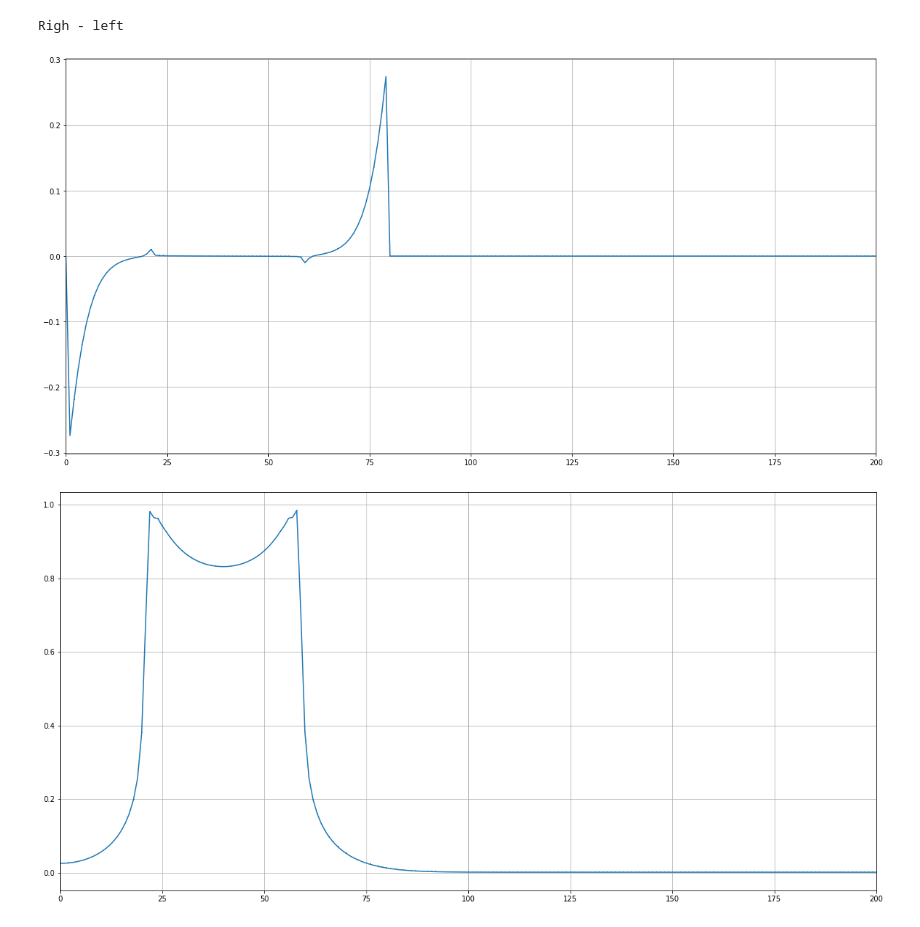
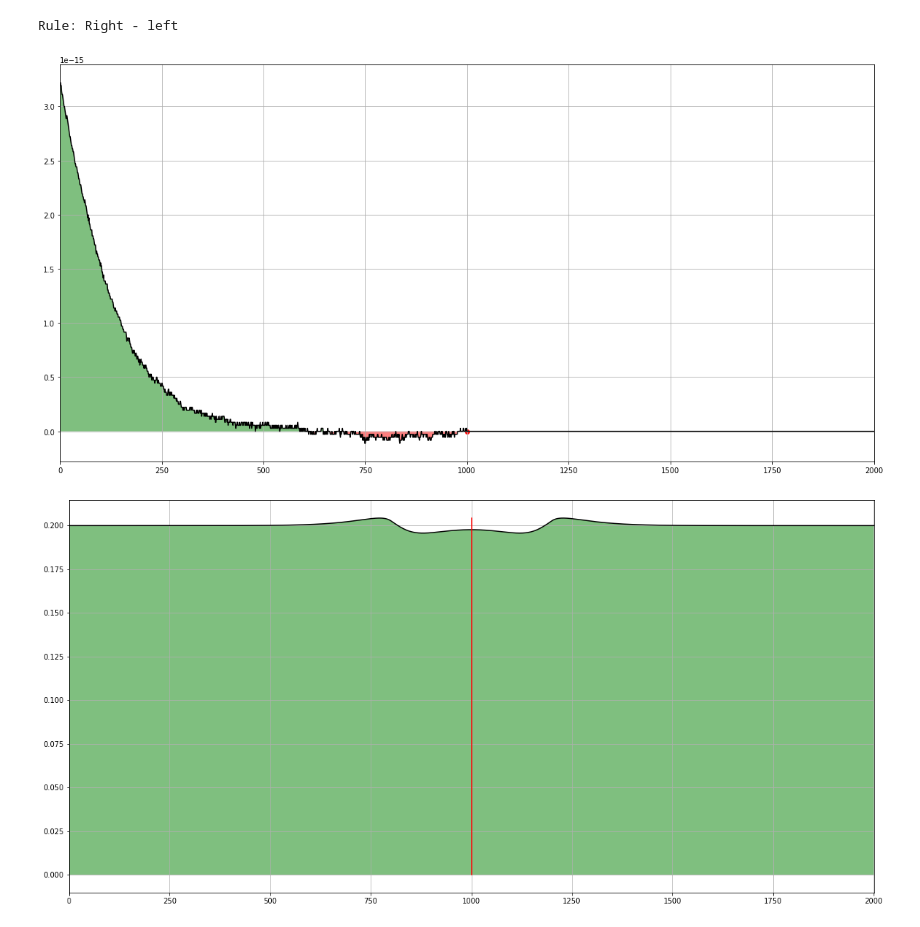
Before and after one commit to EnglishBeach/FEniCSx_polymers, a Jupyter notebook: Solver/Solver.ipynb, the cells around one changed output. Drawn from its saved outputs; the diff is of its cells as text; code cells hidden in the pictures.

Commit message:
fix more beatiful array plots

```diff
--- a/Solver/Solver.ipynb
+++ b/Solver/Solver.ipynb
@@ -985,8 +992,8 @@ class DATA_class:
         self.dump = dump
 # %%
 const = Const_par(
-    light_left=0.1,
-    light_right=0.3,
+    light_left=0.4,
+    light_right=0.6,
     gen_rate=0.01,
     a_rate=1,
     b_rate=0.1,
@@ -999,11 +1006,11 @@ sol = Solve_confs_par(
     }
 )
 DATA = DATA_class(
-    # solve_confs=sol,
-    # save=Save_par(save_name='input', desc='input'),
-    time=Time_par(dt=0.001, T=1.7),
+     # solve_confs=sol,
+     # save=Save_par(save_name='input', desc='input'),
+    time=Time_par(dt=0.001, T=0.5),
     const=const,
-    mesh=Mesh_par(domain_intervals=100, degree=2),
+    mesh=Mesh_par(domain_intervals=1000, degree=2),
 )
 # %%
 # Task
@@ -1133,7 +1140,34 @@ def draw(
 
     if show_f['sqn']: collection.append(SQN_col)
     if show_f['sqp']: collection.append(SQP_col)
-    show_plots(functions=collection, show_points=show_points)
+    function_plots(functions=collection, show_points=show_points)
+
+
+def check_symmetry(
+    func: fem.Function,
+    add_point=0,
+    scatter=False,
+    data=DATA,
+):
+    print('Rule: Right - left')
+    base = ArrayFunc(Function(func.function_space, func), 'base')
+    simmetr = ArrayFunc(Function(func.function_space, func), 'differ')
+    middle_x = (data.const.light['left'] + data.const.light['right']) / 2
+    middle_point = int((data.mesh.left + middle_x) /
+                       (data.mesh.right - data.mesh.left) * base.len)
+    middle_point += add_point
+
+    simmetr.mirror(middle_point)
+    simmetr.translate(-middle_point)
+
+    simmetr.cord[1] = (simmetr.cord[1] - base.cord[1])
+    # /(simmetr.cord[1]+ base.cord[1]) #yapf: disable
+
+    simmetr.cord[1, simmetr.cord[0] >= middle_point ] = 0
+    simmetr.plot(scatter=scatter, xlim=(0, base.len))
+    plt.scatter(middle_point,0,c='red')
+    base.plot(scatter=scatter, xlim=(0, base.len))
+    plt.plot([middle_point,middle_point],[0,max(base.cord[1])],c='red')
 
 
 def dump(save=False):
@@ -1315,6 +1348,6 @@ draw()
 # %%
-check_summetry(Function(W0,PS,'neutral'),40,40)
+check_symmetry(Function(W0, NS, 'neutral'),)
 # %% [output]
-Righ - left
+Rule: Right - left
-[figure, old version]
+[figure, new version]
-[figure, old version]
+[figure, new version]
```
Also changed, not shown: parts of 3 cells of this notebook.
